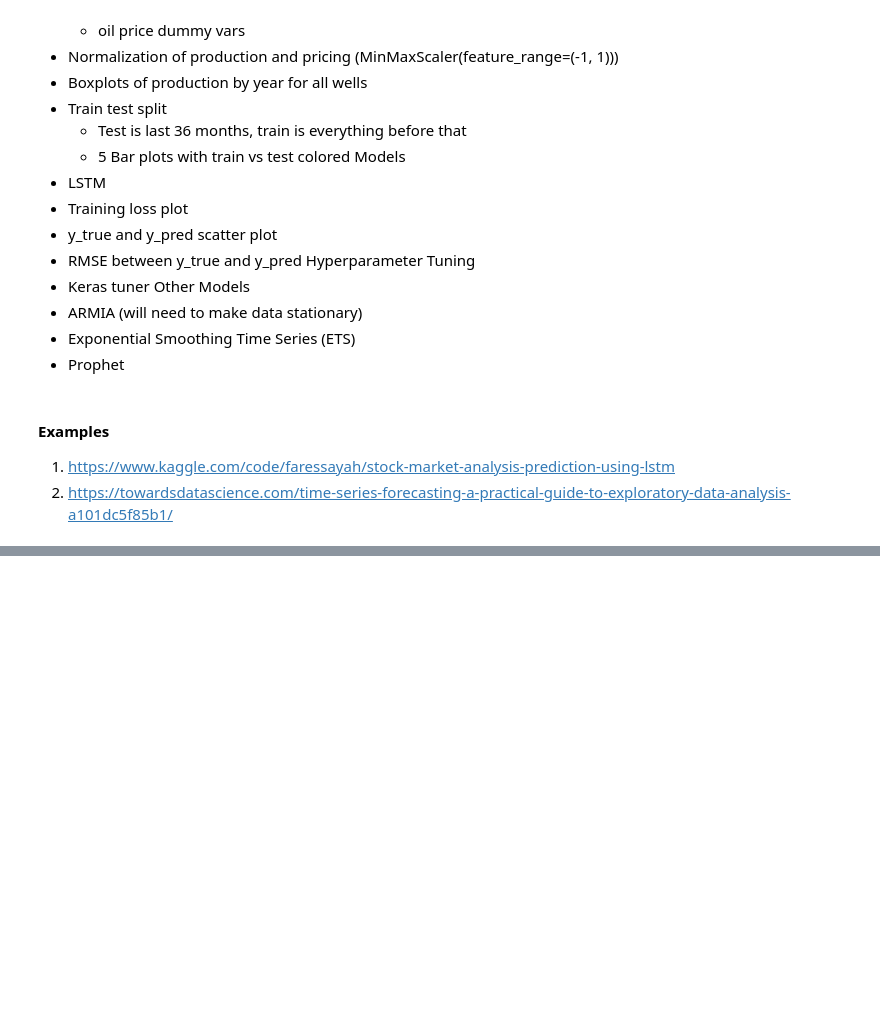
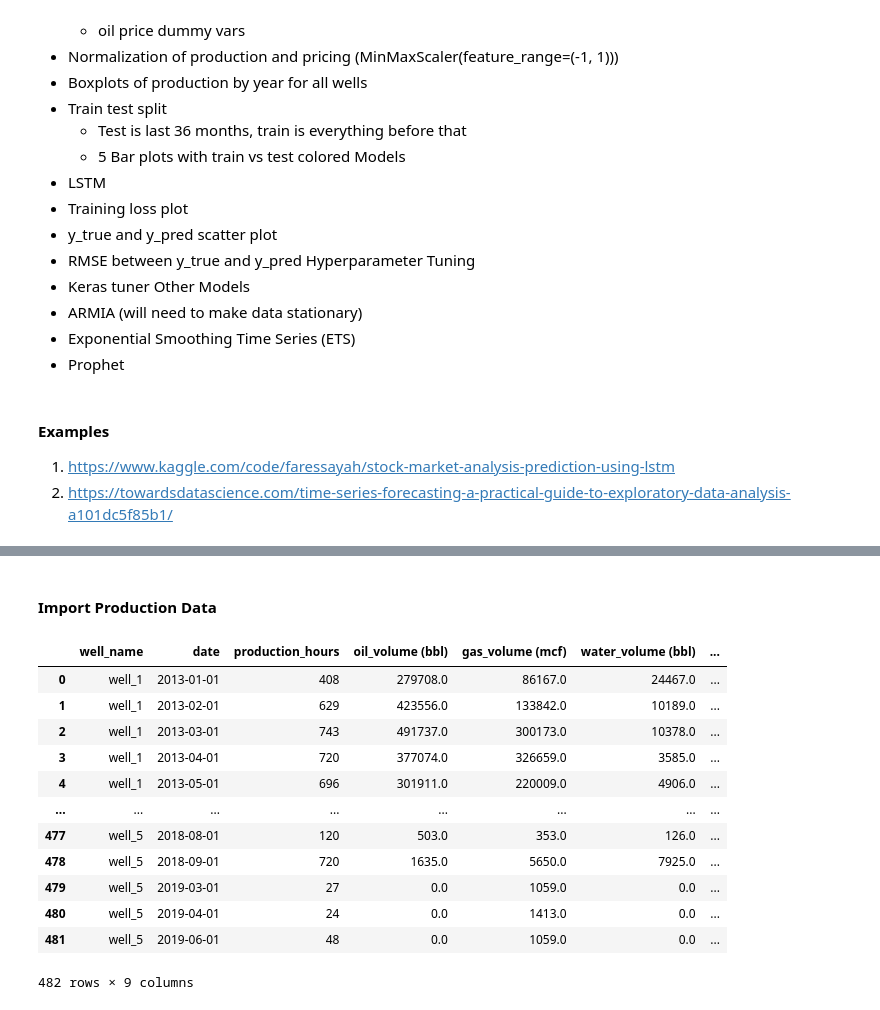
Before and after one commit to ryan-bulger/5511-Final-Project, a Jupyter notebook: lstm-oil-production-forecasting.ipynb, the cells around one changed output, grey strips where cells are left out. Cells and saved outputs as stored; diff of their text form; code cells hidden in the pictures; blank space fills up the shorter version.

```diff
--- a/lstm-oil-production-forecasting.ipynb
+++ b/lstm-oil-production-forecasting.ipynb
@@ -43,0 +52,2 @@ Other Models
+# %% [markdown]
+#### Import Production Data
@@ -43,0 +66,16 @@ Other Models
+# %%
+prod_df
+# %% [output]
+|  | well_name | date | production_hours | oil_volume (bbl) | gas_volume (mcf) | water_volume (bbl) | ... |
+| 0 | well_1 | 2013-01-01 | 408 | 279708.0 | 86167.0 | 24467.0 | ... |
+| 1 | well_1 | 2013-02-01 | 629 | 423556.0 | 133842.0 | 10189.0 | ... |
+| 2 | well_1 | 2013-03-01 | 743 | 491737.0 | 300173.0 | 10378.0 | ... |
+| 3 | well_1 | 2013-04-01 | 720 | 377074.0 | 326659.0 | 3585.0 | ... |
+| 4 | well_1 | 2013-05-01 | 696 | 301911.0 | 220009.0 | 4906.0 | ... |
+| ... | ... | ... | ... | ... | ... | ... | ... |
+| 477 | well_5 | 2018-08-01 | 120 | 503.0 | 353.0 | 126.0 | ... |
+| 478 | well_5 | 2018-09-01 | 720 | 1635.0 | 5650.0 | 7925.0 | ... |
+| 479 | well_5 | 2019-03-01 | 27 | 0.0 | 1059.0 | 0.0 | ... |
+| 480 | well_5 | 2019-04-01 | 24 | 0.0 | 1413.0 | 0.0 | ... |
+| 481 | well_5 | 2019-06-01 | 48 | 0.0 | 1059.0 | 0.0 | ... |
+482 rows × 9 columns
```
Also changed, not shown: parts of 18 cells of this notebook, 1 other file.
